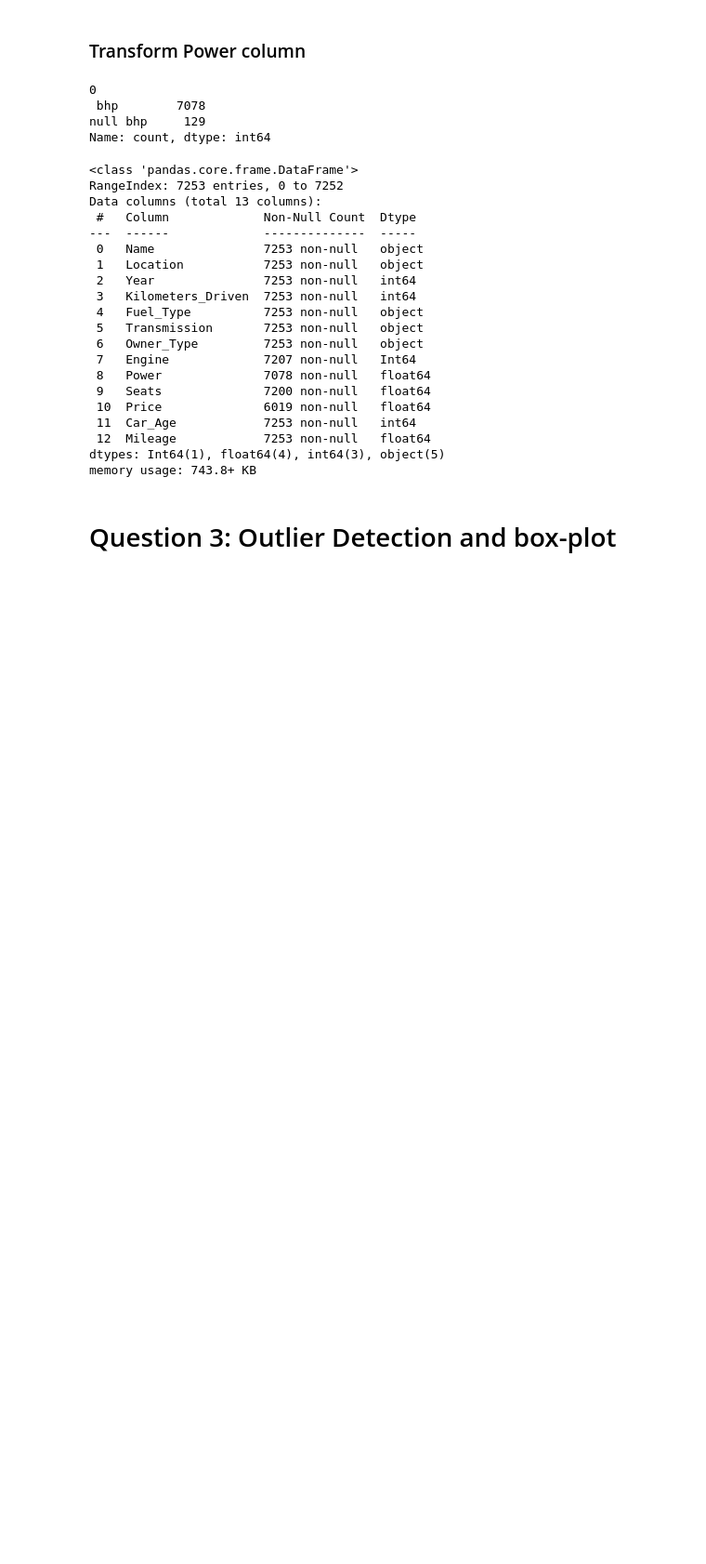
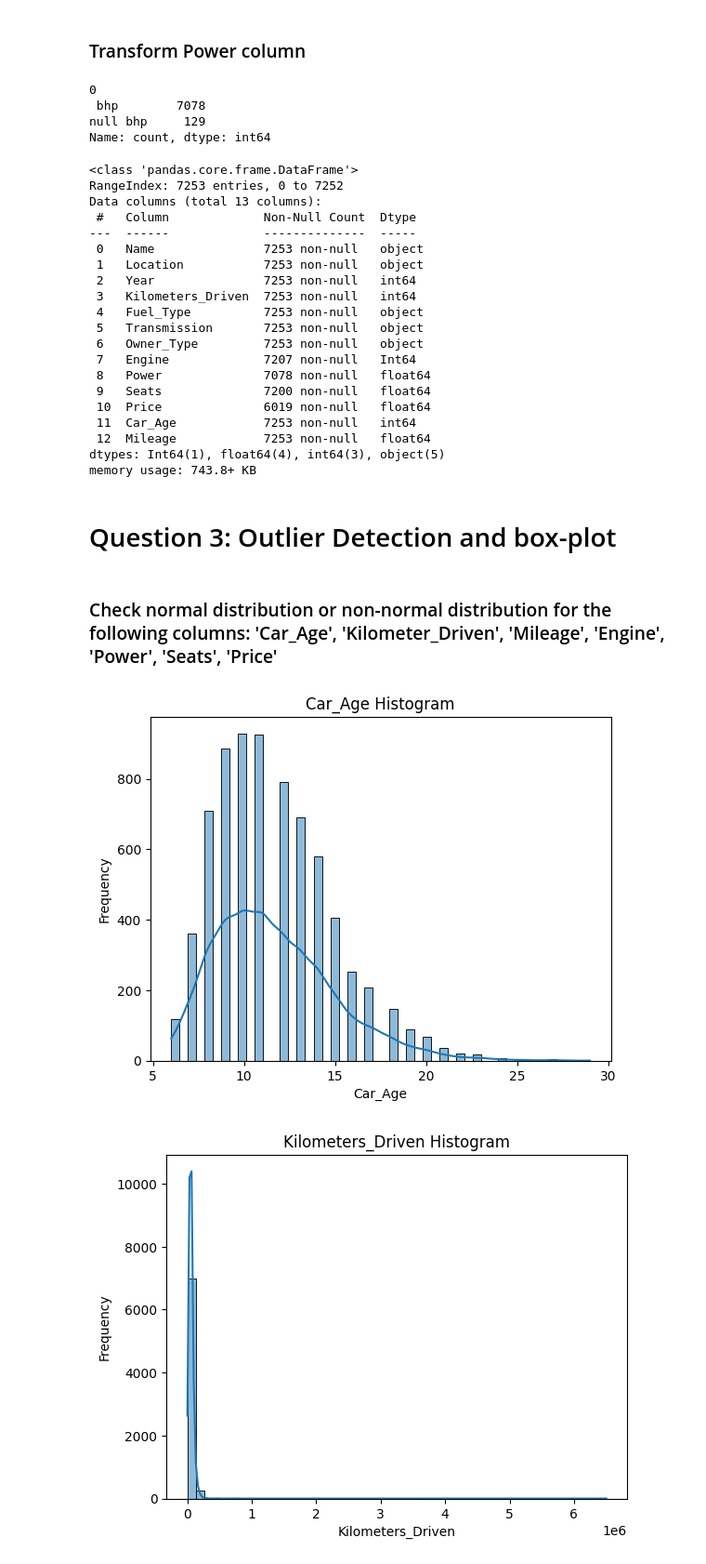
Before and after one commit to thuyluu9595/CMPE-255, a Jupyter notebook: Assignment01.ipynb, the cells around one changed output. Shown: that part at 93% size. Cells and saved outputs as stored; diff of their text form; code cells hidden in the pictures; blank space fills up the shorter version.

```diff
--- a/Assignment01.ipynb
+++ b/Assignment01.ipynb
@@ -235,3 +238,20 @@ dtypes: Int64(1), float64(4), int64(3), object(5)
 memory usage: 743.8+ KB
 # %% [markdown]
 # Question 3: Outlier Detection and box-plot
+# %% [markdown]
+### Check normal distribution or non-normal distribution for the following columns: 'Car_Age', 'Kilometer_Driven', 'Mileage', 'Engine', 'Power', 'Seats', 'Price'
+# %%
+# Visualize the date of each column by drawing histograms
+def visualize_distribution(column):
+    sns.histplot(df[column].dropna(), kde=True, bins=50)
+    plt.xlabel(column)
+    plt.ylabel('Frequency')
+    plt.title(f'{column} Histogram')
+    plt.show()
+
+column_list = ['Car_Age', 'Kilometers_Driven', 'Mileage', 'Engine', 'Power', 'Seats', 'Price']
+for column in column_list:
+    visualize_distribution(column)
+# %% [output]
+[figure, added]
+[figure, added]
```
Also changed, not shown: parts of 7 cells of this notebook.
